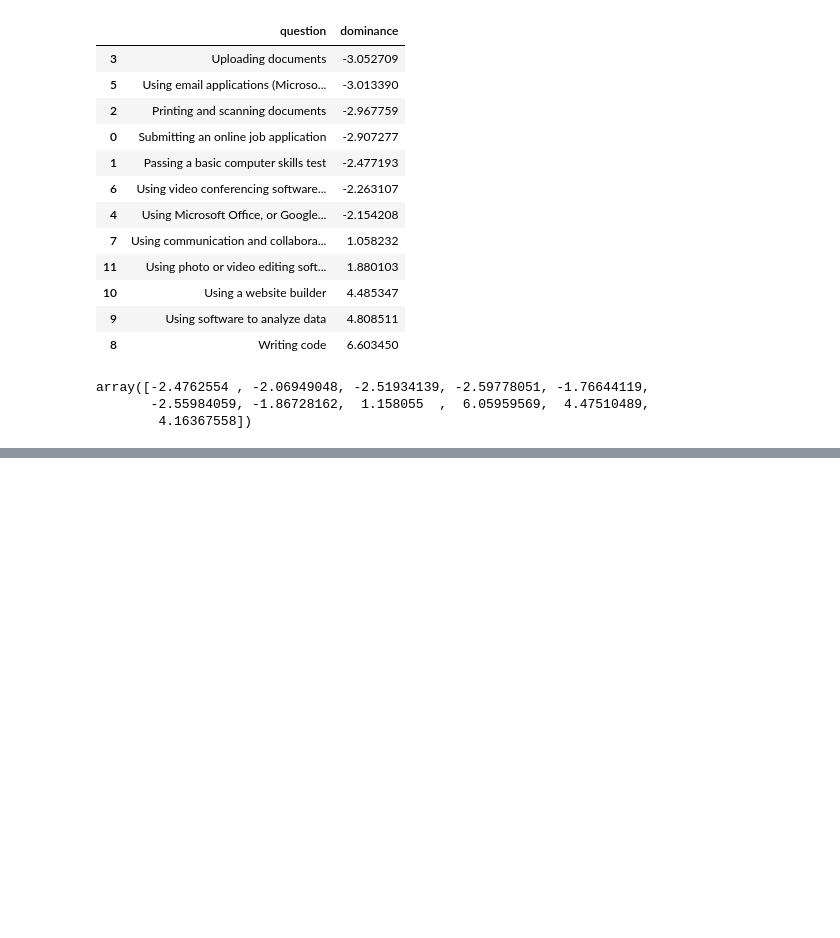
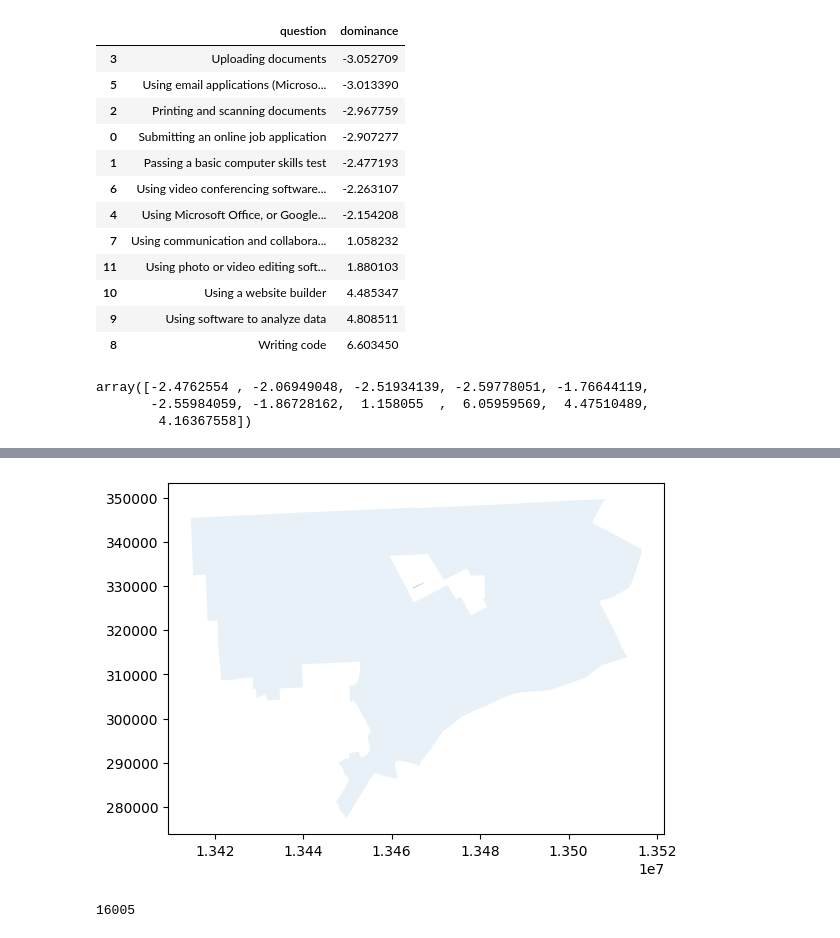
Before and after one commit to data-driven-detroit/nvi_etl, a Jupyter notebook: primary_survey/v2024/test_primary_transform.ipynb, the cells around one changed output, grey strips where cells are left out. Cells and saved outputs as stored; diff of their text form; code cells hidden in the pictures; blank space fills up the shorter version.

```diff
--- a/primary_survey/v2024/test_primary_transform.ipynb
+++ b/primary_survey/v2024/test_primary_transform.ipynb
@@ -513,0 +584,5 @@ array([-2.4762554 , -2.06949048, -2.51934139, -2.59778051, -1.76644119,
+# %%
+ax = cdo_boundaries[cdo_boundaries["organization_name"] == "Avalon Village"].to_crs(2898).plot()
+ax = city_boundary.to_crs(2898).plot(ax=ax, alpha=0.1)
+# %% [output]
+[figure, added]
@@ -513,0 +627,5 @@ array([-2.4762554 , -2.06949048, -2.51934139, -2.59778051, -1.76644119,
+# %%
+cdos = long[~long["location_id"].str.isnumeric()]
+len(cdos)
+# %% [output]
+16005
```
Also changed, not shown: parts of 8 cells of this notebook, 4 other files.
